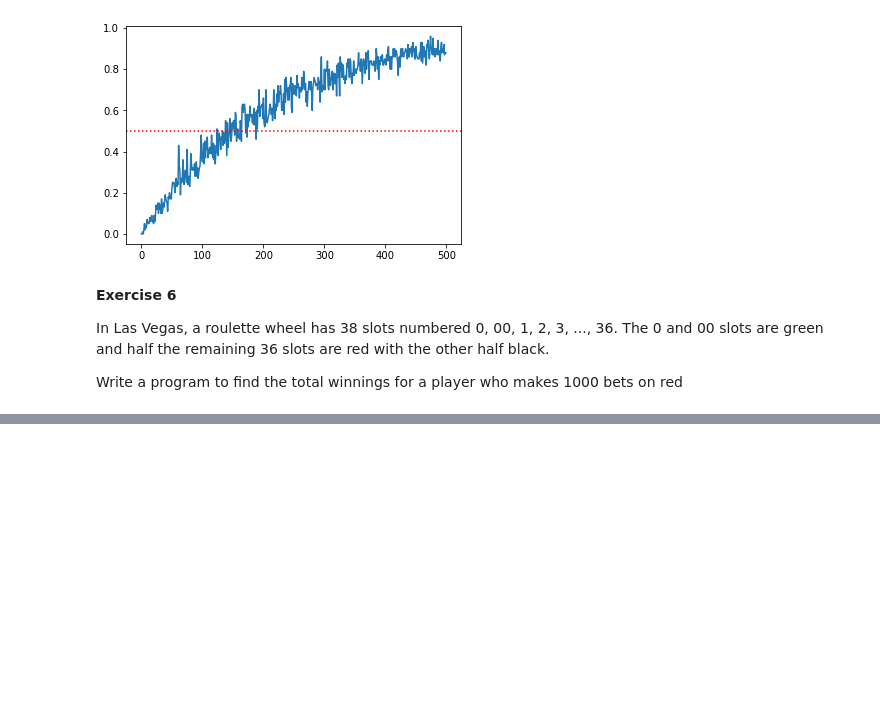
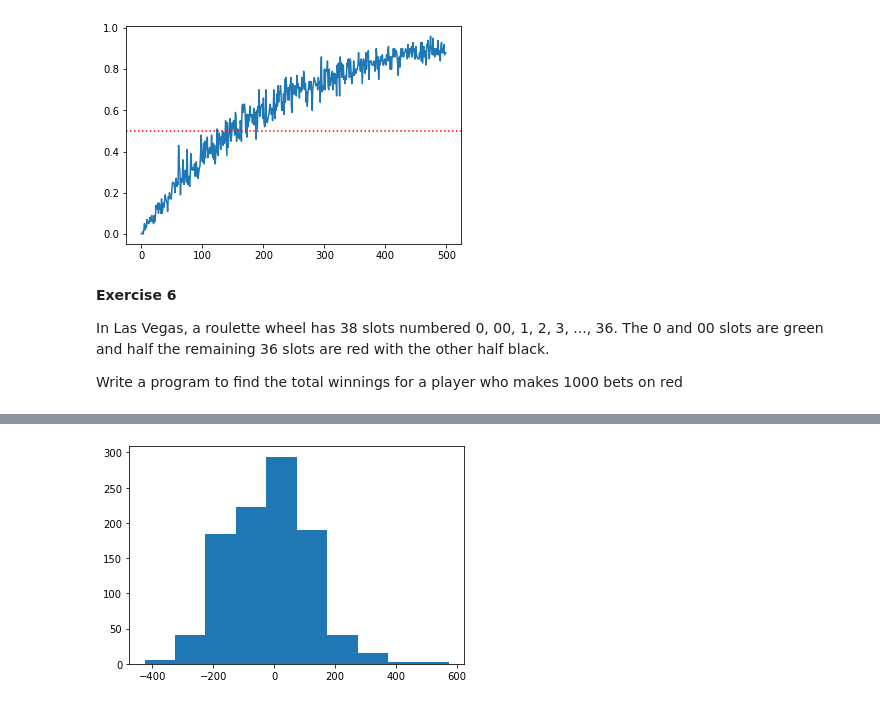
Before and after one commit to ivaturi/onepercent, a Jupyter notebook: ds/notebooks/grinstead-snell-intro-to-probability/chapter1.ipynb, the cells around one changed output, grey strips where cells are left out. Cells and saved outputs as stored; diff of their text form; code cells hidden in the pictures; blank space fills up the shorter version.

```diff
--- a/ds/notebooks/grinstead-snell-intro-to-probability/chapter1.ipynb
+++ b/ds/notebooks/grinstead-snell-intro-to-probability/chapter1.ipynb
@@ -275,0 +282,8 @@ plt.show()
+# %%
+roulette_number = lambda: 36 if prob.bernoulli(1/38) else -1
+
+wins = [(sum(roulette_number() for _ in range(500))) for i in range(1000)]
+plt.hist(wins)
+plt.show()
+# %% [output]
+[figure, added]
```
Also changed, not shown: parts of 2 cells of this notebook.
